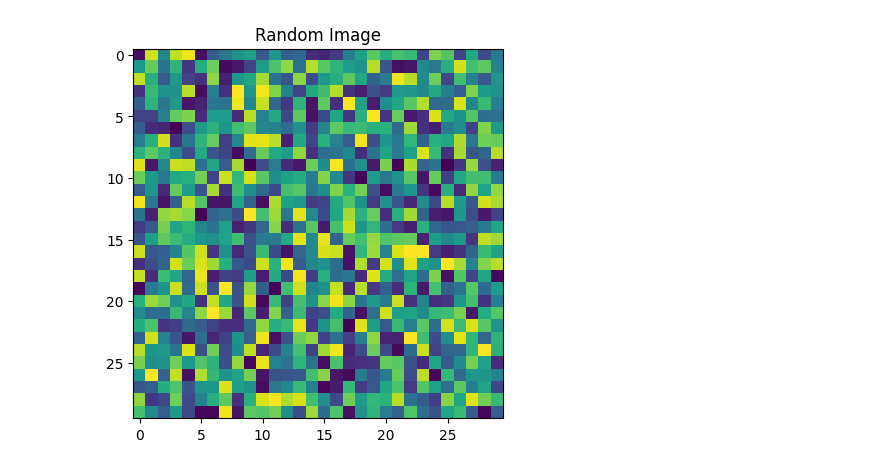
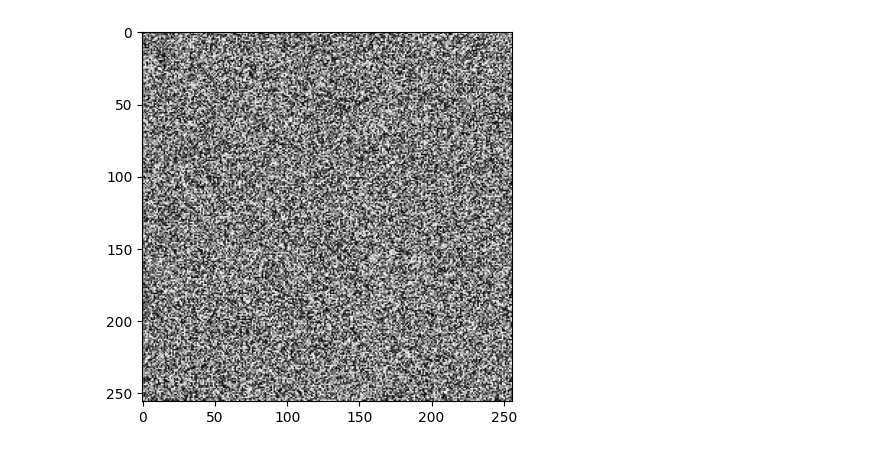
Before and after one commit to 23B2158/random-image, a Jupyter notebook: random-image.ipynb, the cells around one changed output. Cells and saved outputs as stored; diff of their text form; code cells hidden in the pictures.

```diff
--- a/random-image.ipynb
+++ b/random-image.ipynb
@@ -1,12 +1,8 @@
-# %%
-import numpy as np
-import matplotlib.pyplot as plt
-
-random_image = np.random.rand(30,30)
-
-plt.imshow(random_image)
-plt.title("Random Image")
-#plt.axis('off')
-plt.show()
-# %% [output]
-[figure, removed]
+# %%
+from numpy import random as r
+from matplotlib import pyplot as p
+I = r.rand(256,256)
+p.imshow(I,cmap='gray')
+p.show()
+# %% [output]
+[figure, added]
```
